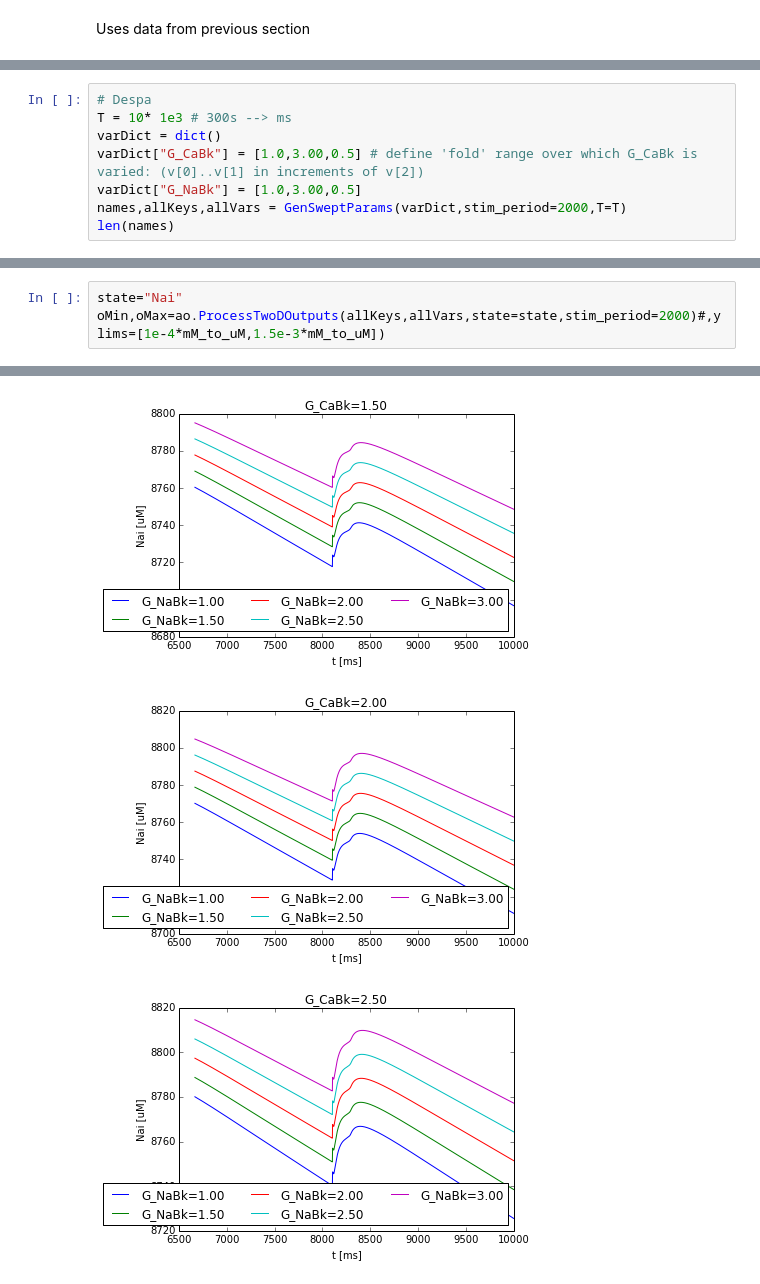
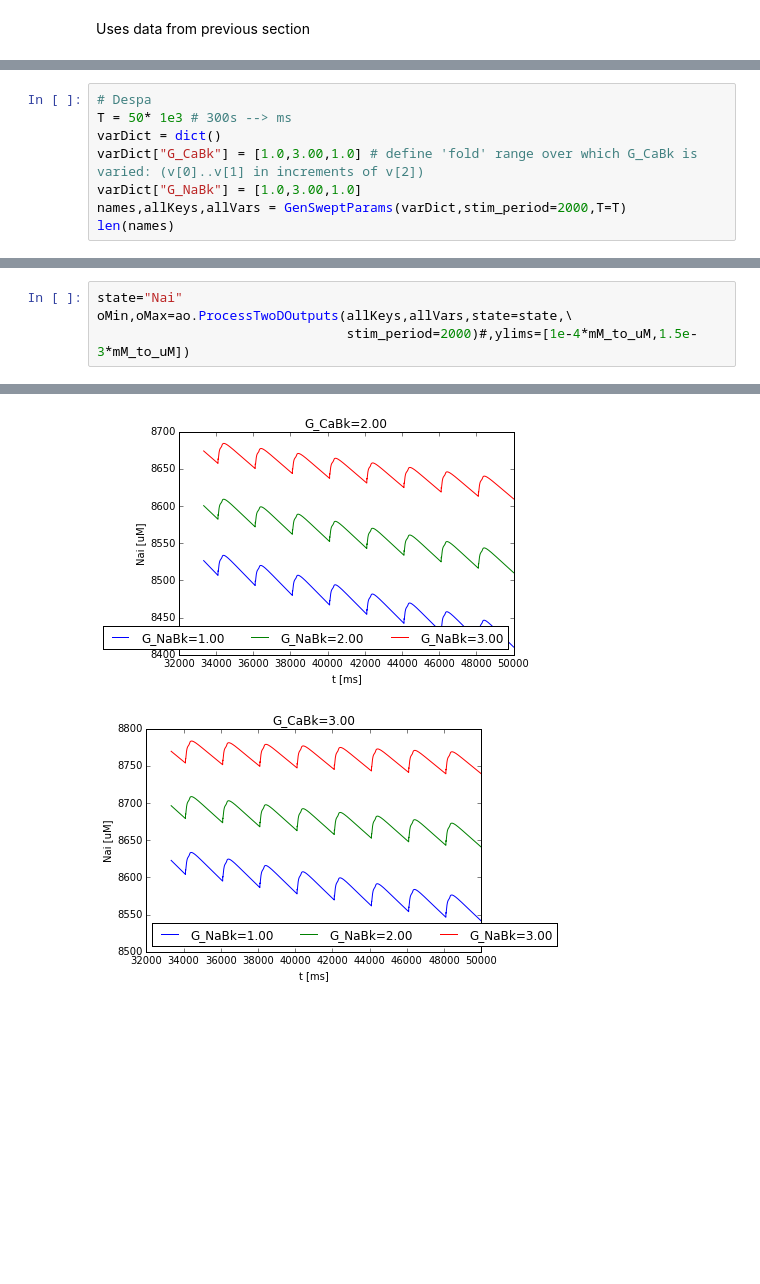
Before and after one commit to huskeypm/wholecell, a Jupyter notebook: despaSweep_150615.ipynb, the cells around one changed output, grey strips where cells are left out. Drawn from its saved outputs; the diff is of its cells as text; blank space fills up the shorter version.

Commit message:
Adding figures.

```diff
--- a/despaSweep_150615.ipynb
+++ b/despaSweep_150615.ipynb
@@ -238,9 +328,9 @@ plt.gcf().savefig(root+versionPrefix+'figure5A.png',dpi=300)
 # %%
 # Despa
-T = 10* 1e3 # 300s --> ms
+T = 50* 1e3 # 300s --> ms
 varDict = dict()
-varDict["G_CaBk"] = [1.0,3.00,0.5] # define 'fold' range over which G_CaBk is varied: (v[0]..v[1] in increments of v[2])
-varDict["G_NaBk"] = [1.0,3.00,0.5]
+varDict["G_CaBk"] = [1.0,3.00,1.0] # define 'fold' range over which G_CaBk is varied: (v[0]..v[1] in increments of v[2])
+varDict["G_NaBk"] = [1.0,3.00,1.0]
 names,allKeys,allVars = GenSweptParams(varDict,stim_period=2000,T=T)
 len(names)
 # %% [output]
@@ -294,5 +367,6 @@ Reading ./run_G_CaBk3.00_G_NaBk3.00_stim2000.pickle
 # %%
 state="Nai"
-oMin,oMax=ao.ProcessTwoDOutputs(allKeys,allVars,state=state,stim_period=2000)#,ylims=[1e-4*mM_to_uM,1.5e-3*mM_to_uM])
+oMin,oMax=ao.ProcessTwoDOutputs(allKeys,allVars,state=state,\
+                                stim_period=2000)#,ylims=[1e-4*mM_to_uM,1.5e-3*mM_to_uM])
 # %% [output]
 Reading ./run_G_CaBk1.00_G_NaBk1.00_stim2000.pickle
@@ -316,3 +382,2 @@ Reading ./run_G_CaBk3.00_G_NaBk3.00_stim2000.pickle
-[figure, old version]
+[figure, new version]
-[figure, old version]
+[figure, new version]
-[figure, removed]
```
Also changed, not shown: parts of 38 cells of this notebook, 28 other files.
